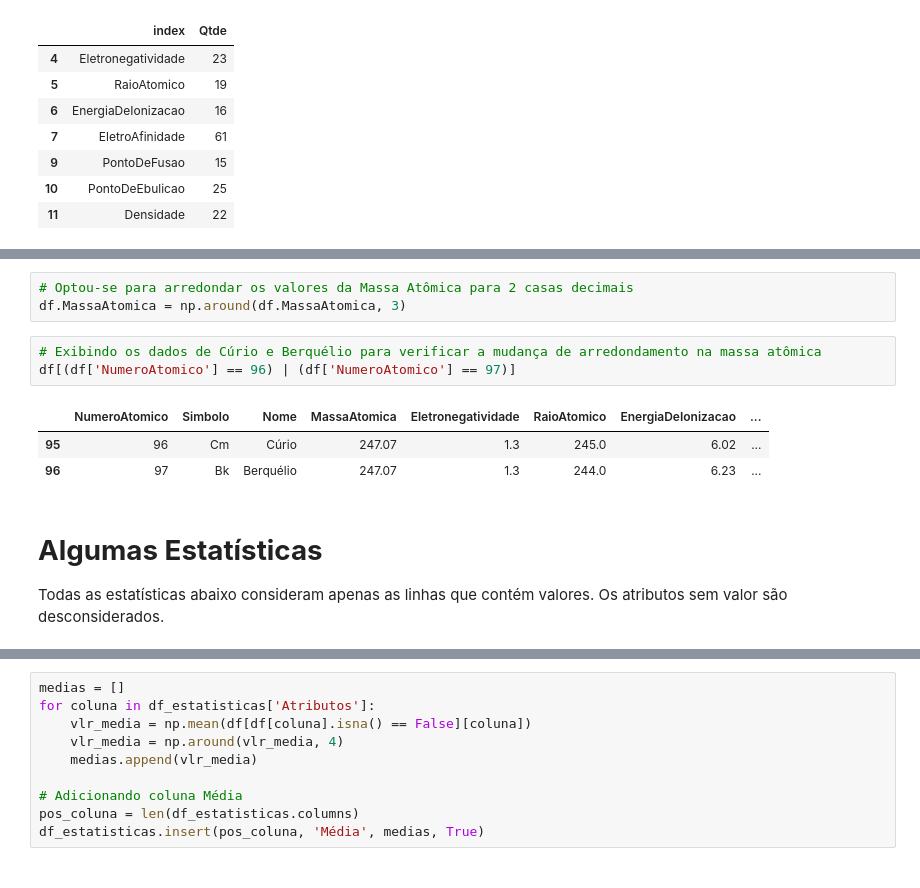
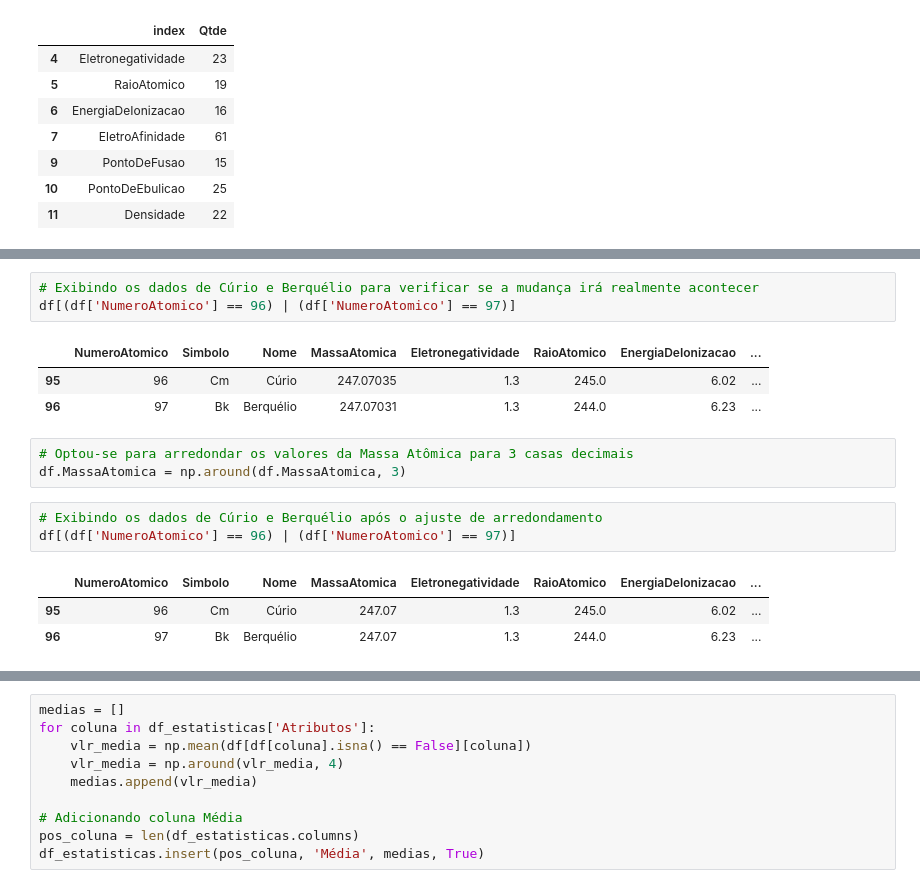
Before and after one commit to rogerioribeiromacedo/estatistica_com_python, a Jupyter notebook: periodic_table.ipynb, the cells around one changed output, grey strips where cells are left out. Saved outputs shown, nothing was run; the diff lists cells and outputs as text.

```diff
--- a/periodic_table.ipynb
+++ b/periodic_table.ipynb
@@ -137,14 +131,17 @@ df[df.PontoDeFusao.isna() == True].head()
+# %%
+# Exibindo os dados de Cúrio e Berquélio para verificar se a mudança irá realmente acontecer
+df[(df['NumeroAtomico'] == 96) | (df['NumeroAtomico'] == 97)]
+# %% [output]
+|  | NumeroAtomico | Simbolo | Nome | MassaAtomica | Eletronegatividade | RaioAtomico | EnergiaDeIonizacao | ... |
+| 95 | 96 | Cm | Cúrio | 247.07035 | 1.3 | 245.0 | 6.02 | ... |
+| 96 | 97 | Bk | Berquélio | 247.07031 | 1.3 | 244.0 | 6.23 | ... |
 # %%
-# Optou-se para arredondar os valores da Massa Atômica para 2 casas decimais
+# Optou-se para arredondar os valores da Massa Atômica para 3 casas decimais
 df.MassaAtomica = np.around(df.MassaAtomica, 3)
 # %%
-# Exibindo os dados de Cúrio e Berquélio para verificar a mudança de arredondamento na massa atômica
+# Exibindo os dados de Cúrio e Berquélio após o ajuste de arredondamento
 df[(df['NumeroAtomico'] == 96) | (df['NumeroAtomico'] == 97)]
 # %% [output]
 |  | NumeroAtomico | Simbolo | Nome | MassaAtomica | Eletronegatividade | RaioAtomico | EnergiaDeIonizacao | ... |
 | 95 | 96 | Cm | Cúrio | 247.07 | 1.3 | 245.0 | 6.02 | ... |
 | 96 | 97 | Bk | Berquélio | 247.07 | 1.3 | 244.0 | 6.23 | ... |
-# %% [markdown]
-<h1><b>Algumas Estatísticas</b></h1>
-
-Todas as estatísticas abaixo consideram apenas as linhas que contém valores. Os atributos sem valor são desconsiderados.
```
Also changed, not shown: parts of 73 cells of this notebook, 1 other file.
